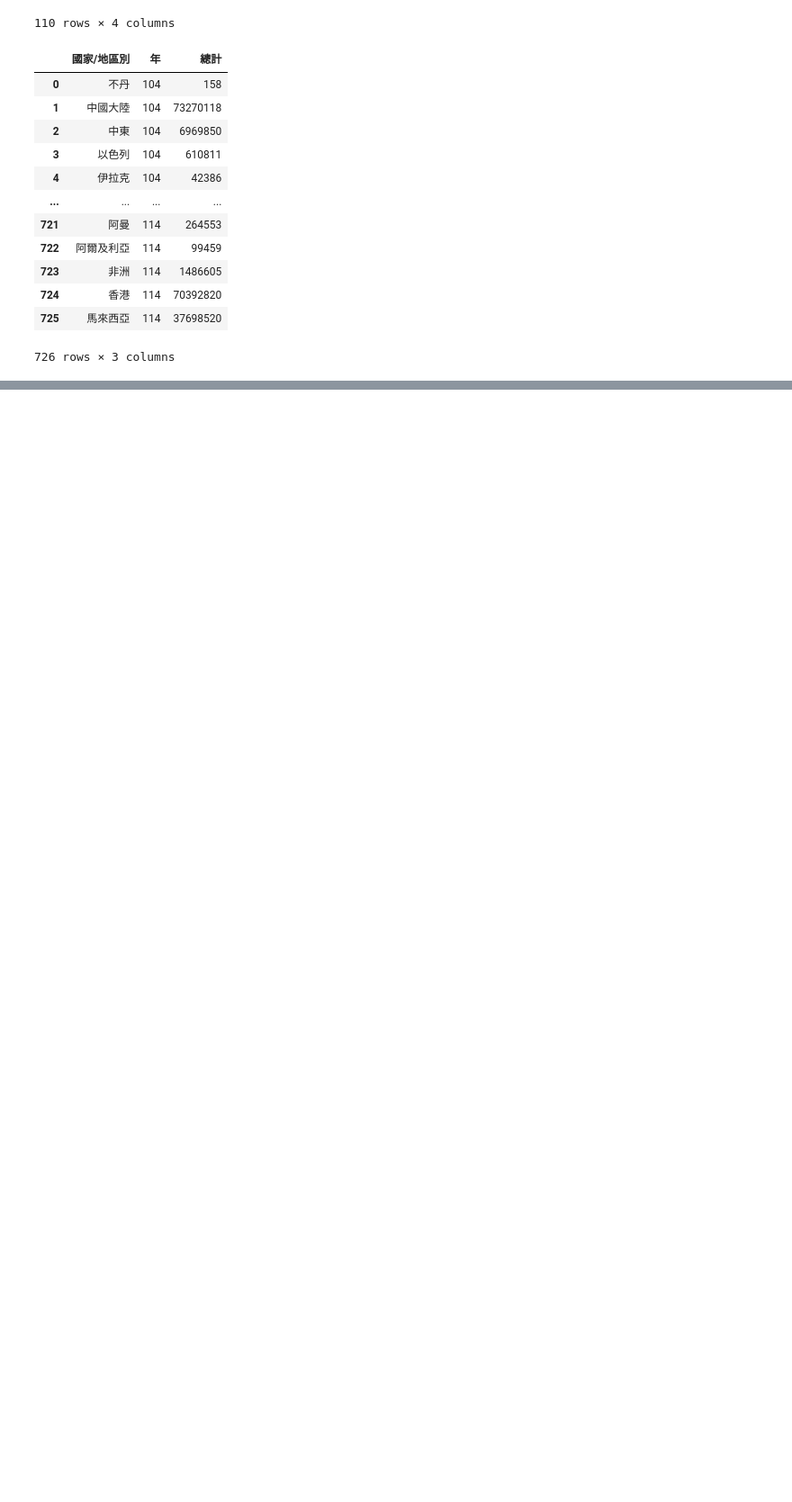
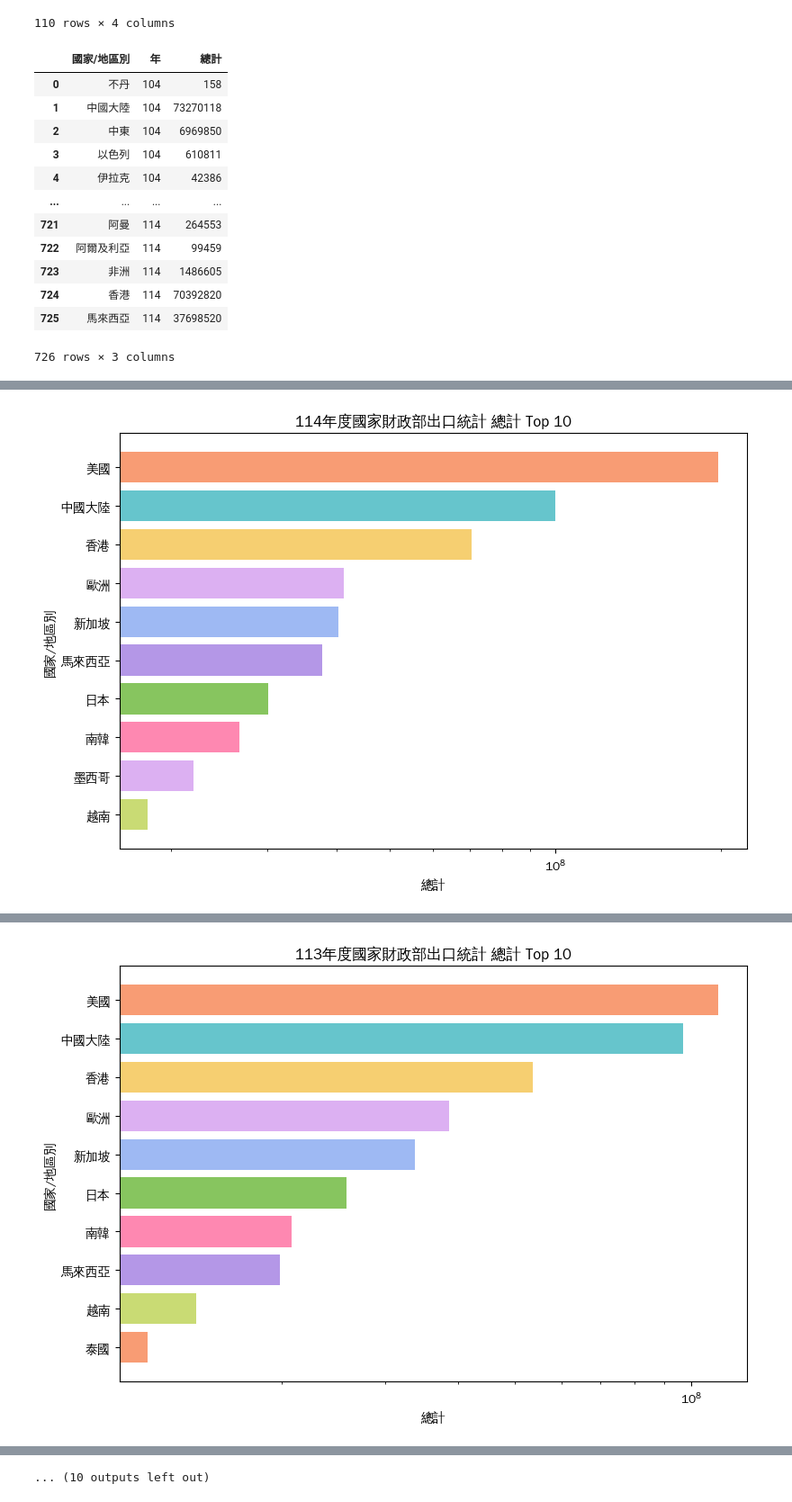
Before and after one commit to botszhuang/ESG_carbon_tax, a Jupyter notebook: tool_kit/mof_export_statistics/bar_chart_animation.ipynb, the cells around one changed output, grey strips where cells are left out. Shown at 90% size. Drawn from its saved outputs; the diff is of its cells as text; code cells hidden in the pictures; blank space fills up the shorter version.

Commit message:
mof export statistic: bar chart

```diff
--- a/tool_kit/mof_export_statistics/bar_chart_animation.ipynb
+++ b/tool_kit/mof_export_statistics/bar_chart_animation.ipynb
@@ -4,10 +4,15 @@
 #pip install --upgrade nbformat
 # %%
 import pandas as pd
+import numpy as np
 import os
 import plotly.express as px
+from matplotlib.ticker import LogLocator, FuncFormatter
+import matplotlib.pyplot as plt
 
 from dotenv import load_dotenv
+
+plt.rcParams["font.family"] = 'WenQuanYi Zen Hei'
 
 input_file ="mof_export_statistic.csv"
 
@@ -158,3 +166,74 @@ df_selected [ [ "國家/地區別" , "年" , "總計"] ]
 | 724 | 香港 | 114 | 70392820 |
 | 725 | 馬來西亞 | 114 | 37698520 |
 726 rows × 3 columns
+# %%
+import itertools
+
+def save_fig( year , folder="bar_chart_animation_output", filename_prefix='bar_chart', ext='svg' ):
+    if not os.path.exists(folder):
+        os.makedirs(folder)
+    filepath = os.path.join(folder, f"{filename_prefix}_{year}.{ext}")
+    plt.savefig(filepath, format=ext, bbox_inches='tight')
+    print(f"Saved chart to {filepath}")
+
+# Formatter for "M" units
+def millions_formatter(x, pos):
+    if x >= 1e6:
+        return f"{x/1e6:.0f}M" if x >= 1e7 else f"{x/1e6:.1f}M"
+    else:
+        return f"{x/1e6:.2f}M"
+
+# Function to convert "rgb(r, g, b)" to hex
+def rgb_to_hex(rgb):
+    r, g, b = map(int, rgb[4:-1].split(','))
+    return f"#{r:02x}{g:02x}{b:02x}"
+
+# Get countries
+countries = df_topN[CLstr].unique()
+
+# Get Plotly Pastel colors
+pastel_colors = px.colors.qualitative.Pastel
+
+# Convert any "rgb(...)" to hex
+pastel_colors_hex = [rgb_to_hex(c) if c.startswith("rgb") else c for c in pastel_colors]
+
+# Assign colors to countries, cycling if needed
+import itertools
+color_cycle = itertools.cycle(pastel_colors_hex)
+country_colors = {country: next(color_cycle) for country in countries}
+
+print(country_colors)
+
+def pltBrChart(df, year):
+
+    plt.figure(figsize=(9, 6))
+
+    y = df[colName]
+    x = df[CLstr]
+
+    # Use the pre-defined color for each country
+    colors = [country_colors[c] for c in x]
+    plt.barh(x, y, color=colors)
+
+    plt.gca().invert_yaxis()
+    plt.xscale('log')
+
+    plt.title( f"{year}{fig_title}" )
+    plt.xlabel( colName )
+    plt.ylabel( CLstr )
+    save_fig( year )
+
+    plt.show()
+
+
+
+# Plot for multiple years
+for year in range(114, 103, -1):
+    year_str = str(year)  # convert int to string
+    df_year = df_topN[df_topN['年'] == year_str]
+    print( df_year )
+    if not df_year.empty:
+        pltBrChart(df_year, year_str)
+    else:
+        print(f"No data for year {year_str}")
+# %% [output]
@@ -160,0 +253 @@ df_selected [ [ "國家/地區別" , "年" , "總計"] ]
+[figure, added]
@@ -160,0 +266 @@ df_selected [ [ "國家/地區別" , "年" , "總計"] ]
+[figure, added]
@@ -160,0 +319 @@ df_selected [ [ "國家/地區別" , "年" , "總計"] ]
+... (10 outputs left out)
```
Also changed, not shown: parts of 6 cells of this notebook, 11 other files.
